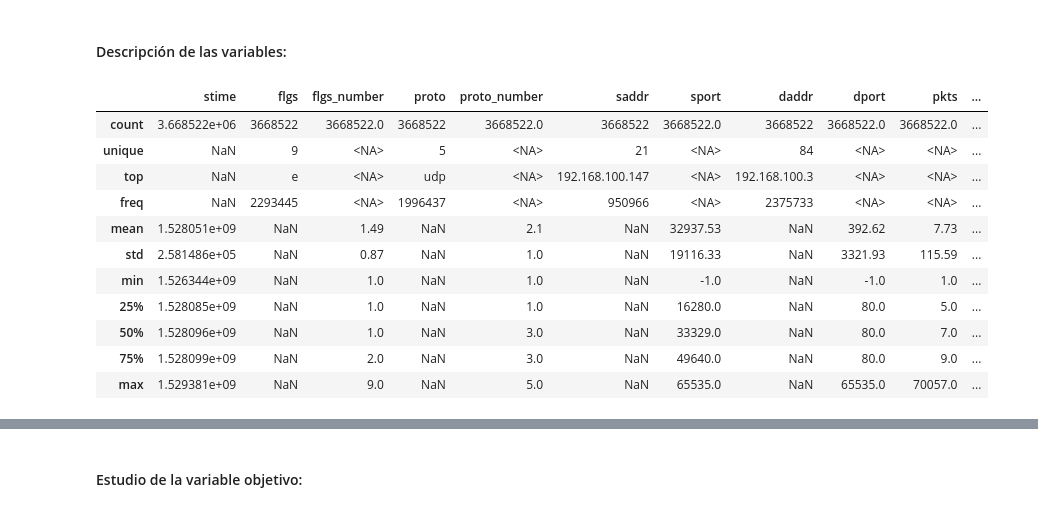
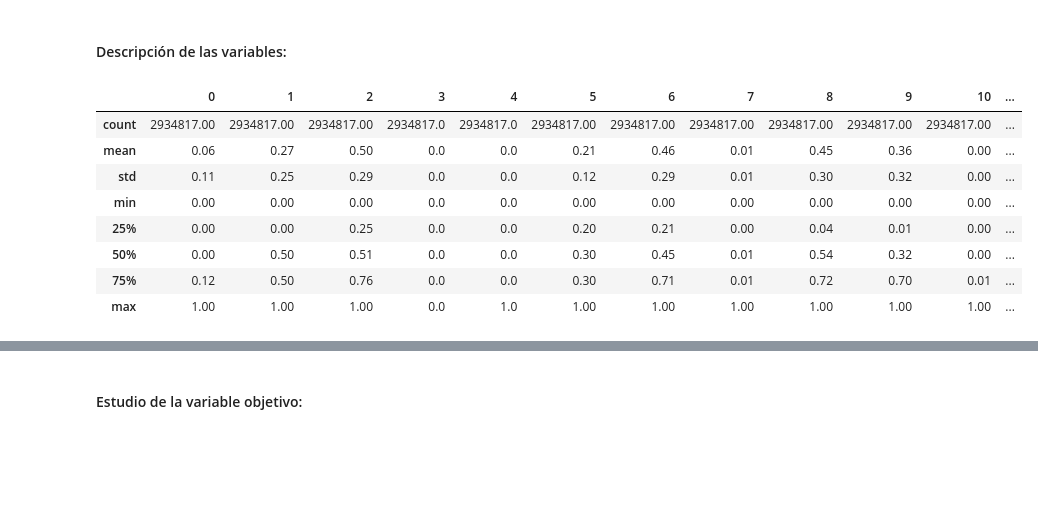
Before and after one commit to PabloDelaFuenteArteaga/autoencoders-ciberseguridad, a Jupyter notebook: notebooks/preprocesado.ipynb, the cells around one changed output, grey strips where cells are left out. Drawn from its saved outputs; the diff is of its cells as text; code cells hidden in the pictures; blank space fills up the shorter version.

```diff
--- a/notebooks/preprocesado.ipynb
+++ b/notebooks/preprocesado.ipynb
@@ -307,7 +307,7 @@ from scipy.stats.mstats import winsorize
 
 # Definir las columnas a winsorizar y sus límites de percentil
 
-def winsorize_df(df: pd.DataFrame, columns: list[str], lower=0.1, upper=0.1):
+def winsorize_df(df: pd.DataFrame, columns: list[str], lower=0.05, upper=0.05):
     df_out = df.copy()
 
     for col in columns:
@@ -329,5 +329,5 @@ cols_winsor = [
     'AR_P_Proto_P_SrcIP', 'AR_P_Proto_P_Sport', 'AR_P_Proto_P_Dport'
 ]
 
-df_winsorized = winsorize_df(df, cols_winsor, lower=0.01, upper=0.01)
+df = winsorize_df(df, cols_winsor, lower=0.05, upper=0.05)
 # %%
@@ -381,3 +412,6 @@ dtype: Int64
+# %%
+# Eiliminamos las columnas `sbytes`, `dbytes`, `spkts` y `dpkts`
+df = df.drop(columns=["sbytes", "dbytes", "pkts", "spkts", "srate", "drate", "ltime", "stime"])
 # %% [markdown]
 ### Separación entre variable objetivo y resto de variables:
 # %%
@@ -391,26 +427,34 @@ Contamos con 45 variables distintas de la variable objetivo: Category.
+# %%
+from sklearn.model_selection import train_test_split
+
+# Separación en train y test:
+X_train, X_val, y_train, y_val = train_test_split(
+    X, y, test_size=0.2, random_state=42)
 # %% [markdown]
 ### Transformación:
 # %%
 from sklearn.compose import ColumnTransformer
-from sklearn.preprocessing import OneHotEncoder, StandardScaler
+from sklearn.preprocessing import OneHotEncoder, MinMaxScaler
 from sklearn.pipeline import Pipeline
-
+import joblib
 
 # Separar columnas
 num_cols = X.select_dtypes(include=[np.number]).columns.to_list()
-cat_cols = X.select_dtypes(include=['category']).columns.to_list()
+cat_cols = X.select_dtypes(include=['category', 'object']).columns.to_list()
 
 # Preprocesadores
-numeric_transformer = StandardScaler()
-categorical_transformer = OneHotEncoder(drop='first', handle_unknown='ignore')
+numeric_transformer = MinMaxScaler()
+categorical_transformer = OneHotEncoder(drop='first', handle_unknown='ignore', sparse_output=False)
 
 preprocessor = ColumnTransformer([
-    ('num', StandardScaler(), num_cols),
-    ('cat', OneHotEncoder(), cat_cols)
+    ('num', numeric_transformer, num_cols),
+    ('cat', categorical_transformer, cat_cols)
 ])
 
-# PROCESA los datos primero
-X_processed = preprocessor.fit_transform(X)
-X_processed = np.array(X_processed.todense())  # Convertir a array denso
 
-input_dim = X_processed.shape[1]
+X_train_processed = preprocessor.fit_transform(X_train)
+X_val_processed = preprocessor.transform(X_val)
+
+
+# Guardar preprocessor
+joblib.dump(preprocessor, "preprocessor.pkl")
@@ -425,18 +469,16 @@ Tras la transformación contamos con
 # %% [markdown]
 #### Descripción de las variables:
 # %%
-X.describe(include="all").round(2)
+df_X_train = pd.DataFrame(X_train_processed)
+df_X_train.describe(include="all").round(2)
 # %% [output]
-|  | stime | flgs | flgs_number | proto | proto_number | saddr | sport | daddr | dport | pkts | ... |
-| count | 3.668522e+06 | 3668522 | 3668522.0 | 3668522 | 3668522.0 | 3668522 | 3668522.0 | 3668522 | 3668522.0 | 3668522.0 | ... |
-| unique | NaN | 9 | <NA> | 5 | <NA> | 21 | <NA> | 84 | <NA> | <NA> | ... |
-| top | NaN | e | <NA> | udp | <NA> | 192.168.100.147 | <NA> | 192.168.100.3 | <NA> | <NA> | ... |
-| freq | NaN | 2293445 | <NA> | 1996437 | <NA> | 950966 | <NA> | 2375733 | <NA> | <NA> | ... |
-| mean | 1.528051e+09 | NaN | 1.49 | NaN | 2.1 | NaN | 32937.53 | NaN | 392.62 | 7.73 | ... |
-| std | 2.581486e+05 | NaN | 0.87 | NaN | 1.0 | NaN | 19116.33 | NaN | 3321.93 | 115.59 | ... |
-| min | 1.526344e+09 | NaN | 1.0 | NaN | 1.0 | NaN | -1.0 | NaN | -1.0 | 1.0 | ... |
-| 25% | 1.528085e+09 | NaN | 1.0 | NaN | 1.0 | NaN | 16280.0 | NaN | 80.0 | 5.0 | ... |
-| 50% | 1.528096e+09 | NaN | 1.0 | NaN | 3.0 | NaN | 33329.0 | NaN | 80.0 | 7.0 | ... |
-| 75% | 1.528099e+09 | NaN | 2.0 | NaN | 3.0 | NaN | 49640.0 | NaN | 80.0 | 9.0 | ... |
-| max | 1.529381e+09 | NaN | 9.0 | NaN | 5.0 | NaN | 65535.0 | NaN | 65535.0 | 70057.0 | ... |
+|  | 0 | 1 | 2 | 3 | 4 | 5 | 6 | 7 | 8 | 9 | 10 | ... |
+| count | 2934817.00 | 2934817.00 | 2934817.00 | 2934817.0 | 2934817.0 | 2934817.00 | 2934817.00 | 2934817.00 | 2934817.00 | 2934817.00 | 2934817.00 | ... |
+| mean | 0.06 | 0.27 | 0.50 | 0.0 | 0.0 | 0.21 | 0.46 | 0.01 | 0.45 | 0.36 | 0.00 | ... |
+| std | 0.11 | 0.25 | 0.29 | 0.0 | 0.0 | 0.12 | 0.29 | 0.01 | 0.30 | 0.32 | 0.00 | ... |
+| min | 0.00 | 0.00 | 0.00 | 0.0 | 0.0 | 0.00 | 0.00 | 0.00 | 0.00 | 0.00 | 0.00 | ... |
+| 25% | 0.00 | 0.00 | 0.25 | 0.0 | 0.0 | 0.20 | 0.21 | 0.00 | 0.04 | 0.01 | 0.00 | ... |
+| 50% | 0.00 | 0.50 | 0.51 | 0.0 | 0.0 | 0.30 | 0.45 | 0.01 | 0.54 | 0.32 | 0.00 | ... |
+| 75% | 0.12 | 0.50 | 0.76 | 0.0 | 0.0 | 0.30 | 0.71 | 0.01 | 0.72 | 0.70 | 0.01 | ... |
+| max | 1.00 | 1.00 | 1.00 | 0.0 | 1.0 | 1.00 | 1.00 | 1.00 | 1.00 | 1.00 | 1.00 | ... |
 # %%
```
Also changed, not shown: parts of 44 cells of this notebook, 4 other files.
